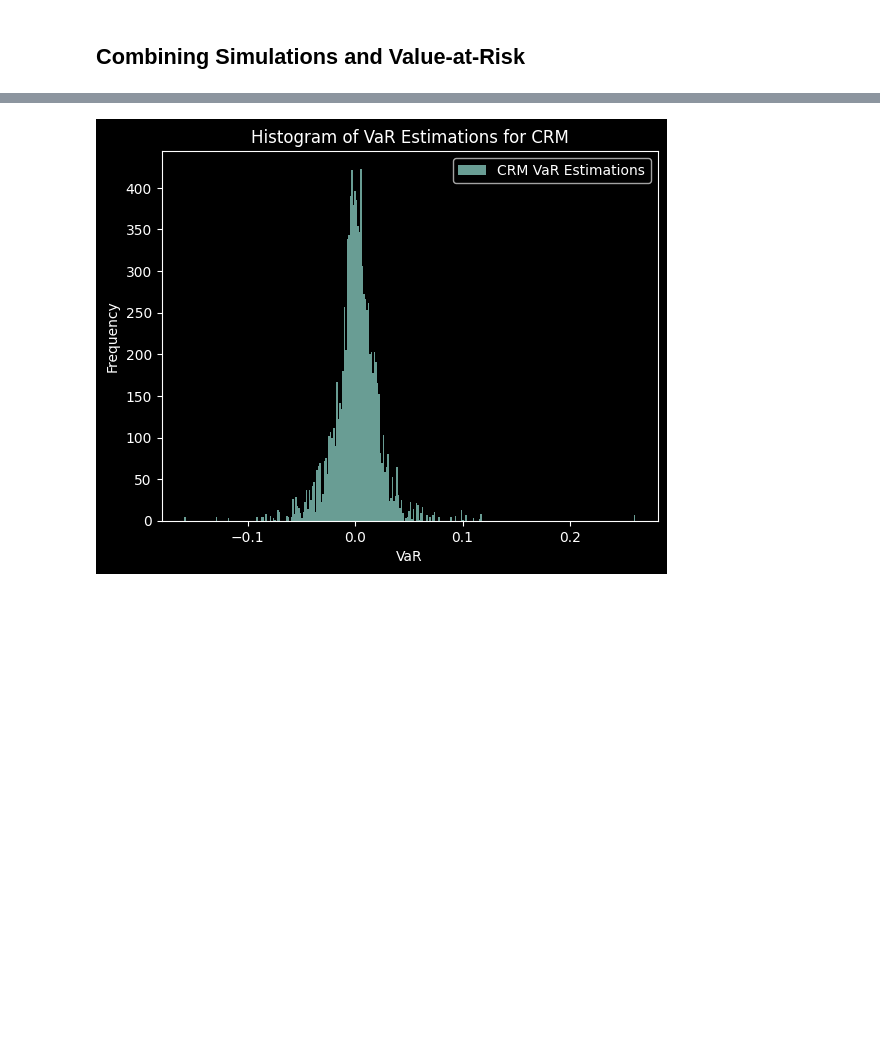
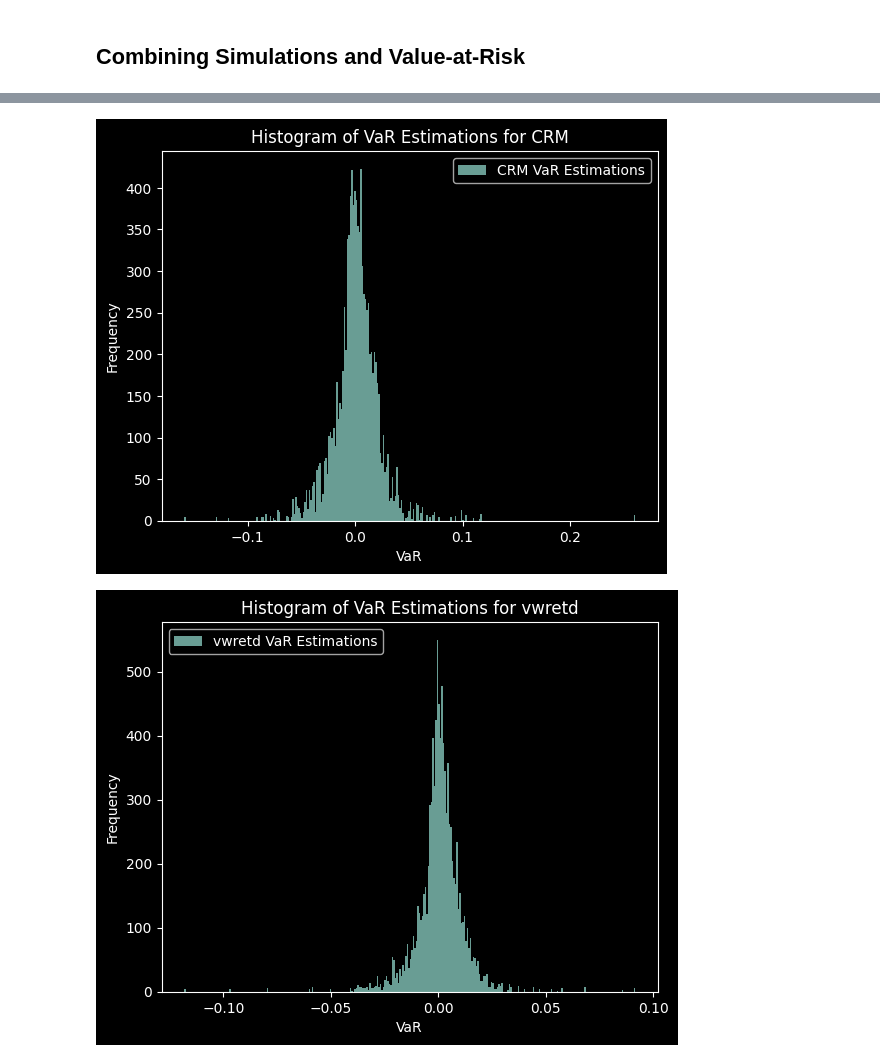
Before and after one commit to Cdenault12/Econo_Ass_1, a Jupyter notebook: Q4.ipynb, the cells around one changed output, grey strips where cells are left out. Saved outputs shown, nothing was run; the diff lists cells and outputs as text; code cells hidden in the pictures; blank space fills up the shorter version.

```diff
--- a/Q4.ipynb
+++ b/Q4.ipynb
@@ -14,36 +14,37 @@ def simulate_var_and_confidence_intervals(returns, seed=42):
     return var_5_percentile, ci_lower, ci_upper, bootstrap_samples
 
 returns_data = pd.read_csv('Data/Stocks and Market Returns.csv', index_col=0, parse_dates=True)
-stocks = returns_data[['ENB', 'LHX', 'CRM']]
+stocks = returns_data[['ENB', 'LHX', 'CRM', 'vwretd']]
 
 var_results_df = pd.DataFrame(columns=['Stock', 'VaR', '95% CI Lower', '95% CI Upper'])
 
 for stock in stocks:
     returns = stocks[stock].dropna()
     var_5_percentile, ci_lower, ci_upper, samples = simulate_var_and_confidence_intervals(returns)
 
     result_row = pd.DataFrame({
         'Stock': [stock],
         'VaR': [var_5_percentile],
         '95% CI Lower': [ci_lower],
         '95% CI Upper': [ci_upper]
     })
 
     # Drop empty or all-NA columns from the result_row DataFrame
     result_row = result_row.dropna(axis=1, how='all')
 
     # Concatenate the result_row DataFrame with the var_results_df DataFrame
     var_results_df = pd.concat([var_results_df, result_row], ignore_index=True)
 
     plt.hist(samples, bins=300, alpha=0.75, label=f'{stock} VaR Estimations')
     plt.title(f'Histogram of VaR Estimations for {stock}')
     plt.xlabel('VaR')
     plt.ylabel('Frequency')
     plt.legend()
     plt.show()
 
 print(var_results_df.set_index('Stock'))
 # %% [output]
 [figure]
 [figure]
 [figure]
+[figure, added]
```
Also changed, not shown: parts of 1 cell of this notebook.
